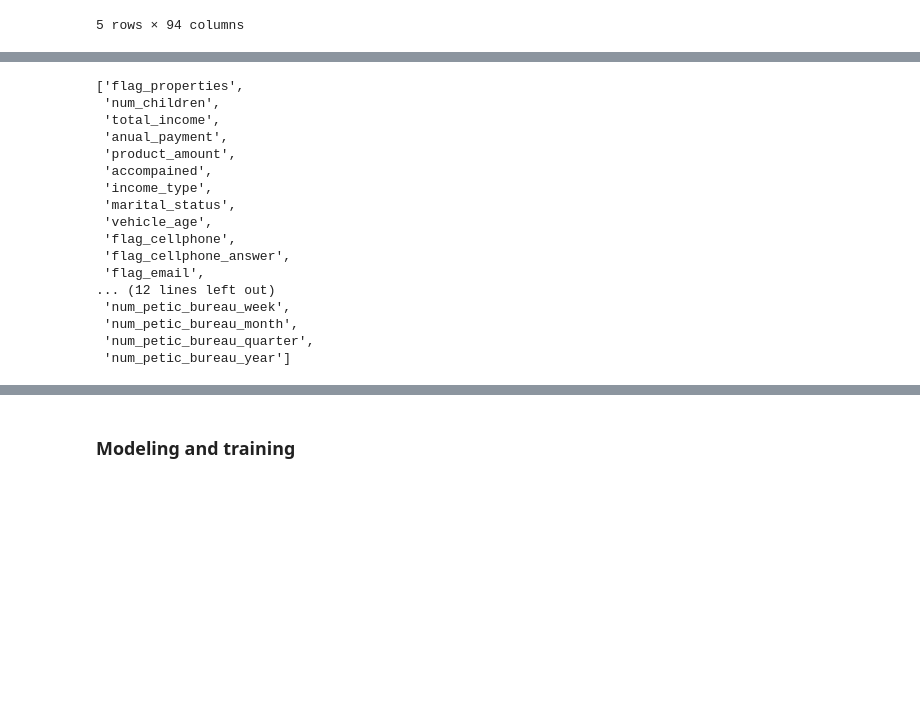
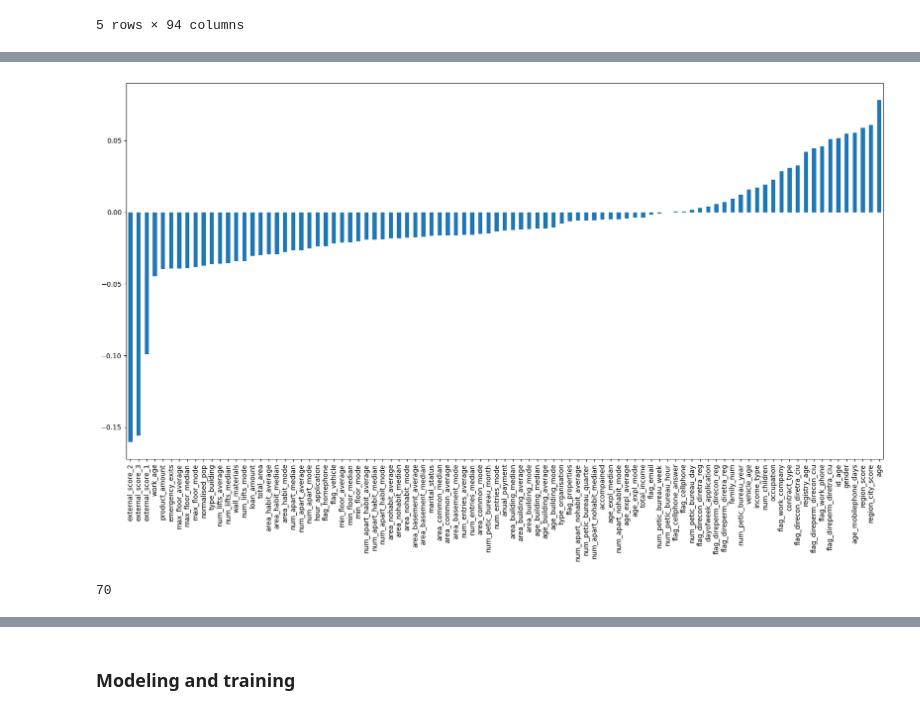
Before and after one commit to lsequera/ModellingChallenge, a Jupyter notebook: notebooks/Challenge.ipynb, the cells around one changed output, grey strips where cells are left out. Drawn from its saved outputs; the diff is of its cells as text; code cells hidden in the pictures; blank space fills up the shorter version.

```diff
--- a/notebooks/Challenge.ipynb
+++ b/notebooks/Challenge.ipynb
@@ -106,24 +129,16 @@ data.head(5)
 5 rows × 94 columns
+# %%
+# Studying correlations with respect to the target varible (Default).
+import matplotlib.pyplot as plt
+plt.figure(figsize=(20,10))
+data.corr()['default'].sort_values(ascending=True)[:-1].plot(kind='bar')
+plt.show()
+# %% [output]
+[figure, added]
 # %%
 corr = data.corr()['default']
 #filt = corr[(corr<=-0.02) & (corr>=0.02)]
-dis = list(corr[(corr>-0.02) & (corr<0.02)].index)
-dis
+dis = list(corr[(corr>-0.035) & (corr<0.035)].index)
+len(dis)
 # %% [output]
-['flag_properties',
- 'num_children',
- 'total_income',
- 'anual_payment',
- 'product_amount',
- 'accompained',
- 'income_type',
- 'marital_status',
- 'vehicle_age',
- 'flag_cellphone',
- 'flag_cellphone_answer',
- 'flag_email',
-... (12 lines left out)
- 'num_petic_bureau_week',
- 'num_petic_bureau_month',
- 'num_petic_bureau_quarter',
- 'num_petic_bureau_year']
+70
```
Also changed, not shown: parts of 42 cells of this notebook.
